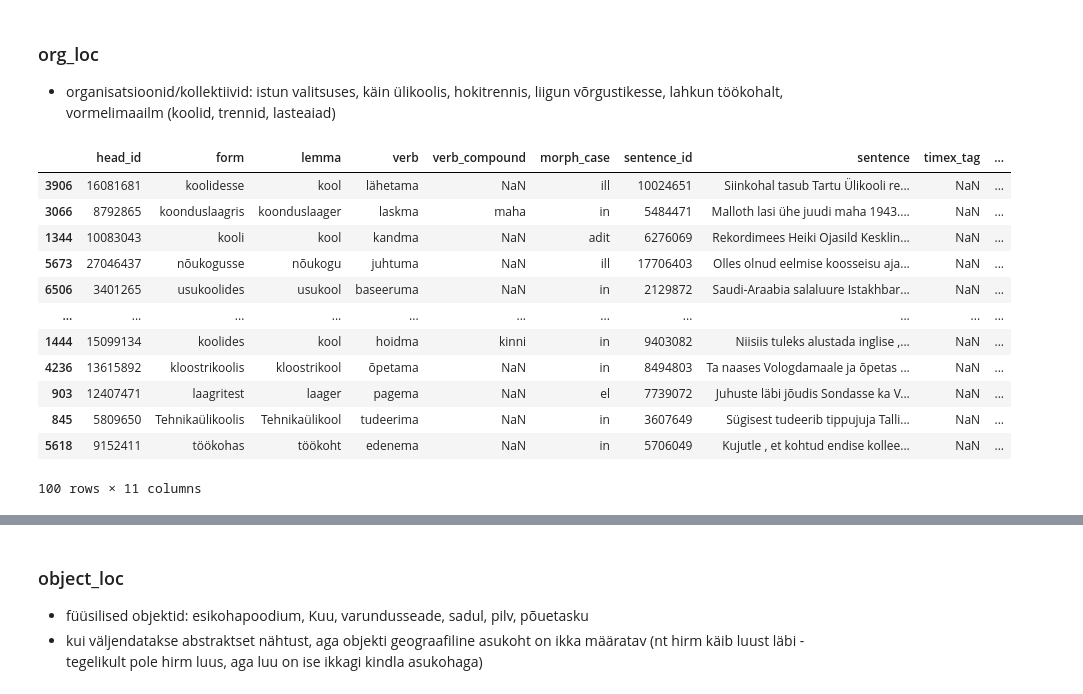
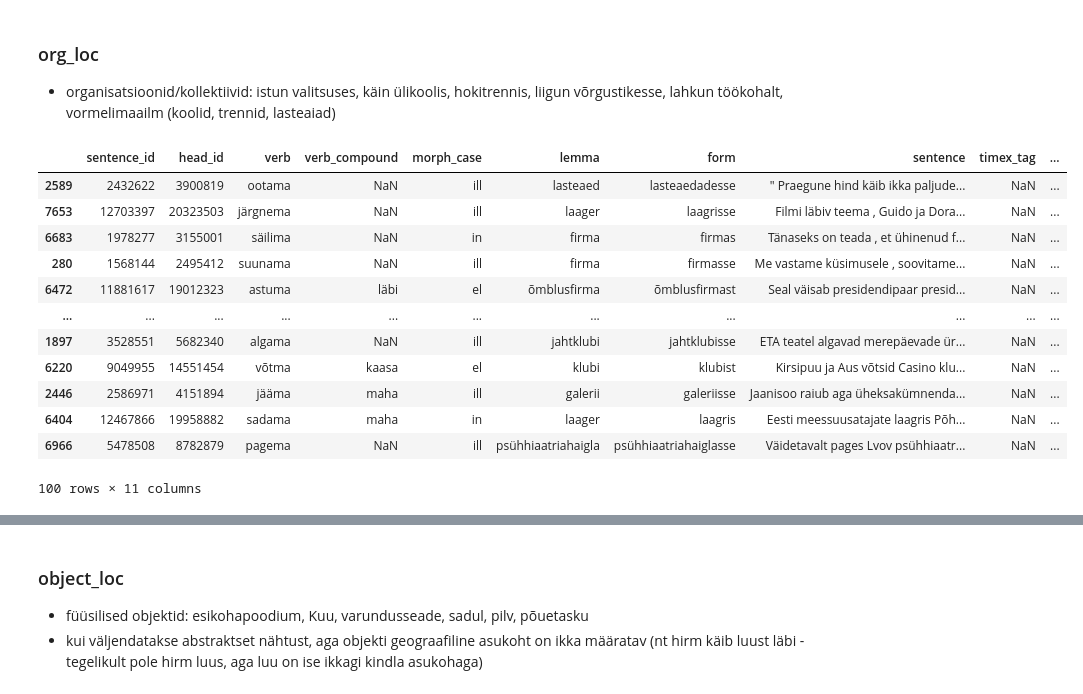
Before and after one commit to estnltk/syntax_experiments, a Jupyter notebook: verb_dependents/oblique_phrases/locative_adverbial/benchmarks/code/make_gpt_semantic_categories_benchmarks.ipynb, the cells around one changed output, grey strips where cells are left out. Cells and saved outputs as stored; diff of their text form; code cells hidden in the pictures.

```diff
--- a/verb_dependents/oblique_phrases/locative_adverbial/benchmarks/code/make_gpt_semantic_categories_benchmarks.ipynb
+++ b/verb_dependents/oblique_phrases/locative_adverbial/benchmarks/code/make_gpt_semantic_categories_benchmarks.ipynb
@@ -14,9 +14,9 @@ import csv
 pd.set_option('display.max_colwidth', None)
 # %%
 RESULTS_DIR = "../../../results/"
-DATA_FILE = "n80_examples_large_v1_gpt_v1_10K_b12_v1.csv"
+DATA_FILE = "n80_examples_large_v01_gpt_v01_10K_b12_v01.csv"
 BENCHMARK_DIR = "../semantic_categories/"
-DB_PATH = "........./drive_data/v33_koondkorpus_transaktsioonid_v04_2.db"
+DB_PATH = ".........../v33_koondkorpus_transaktsioonid_v04_2.db"
 # %% [markdown]
 * geo_loc: geograafilised kohad
 * object_loc: objektid, mis võivad olla kohad
@@ -27,9 +27,11 @@ DB_PATH = "........./drive_data/v33_koondkorpus_transaktsioonid_v04_2.db"
 # %% [markdown]
 ## Vastustega df
 # %%
-df = pd.read_csv(RESULTS_DIR+DATA_FILE, encoding="utf-8", sep="|")
+df = pd.read_csv(RESULTS_DIR+DATA_FILE, encoding="utf-8", sep=",")
 # %%
-saving_columns = ["head_id", "form", "lemma", "verb", "verb_compound", "morph_case", "sentence_id", "sentence", "timex_tag", "ekilex_tag", "ner_tag"]
+saving_columns = ["sentence_id", "head_id",
+                "verb", "verb_compound", "morph_case", "lemma", "form", "sentence",
+                "timex_tag", "ekilex_tag", "ner_tag"]
 # %%
 len(list(df["lemma"].unique()))
 # %% [output]
@@ -285,25 +251,31 @@ ev1.to_csv(BENCHMARK_DIR+"events/positive_set_01.csv", sep=",", encoding="utf-8"
 ### org_loc
 * organisatsioonid/kollektiivid: istun valitsuses, käin ülikoolis, hokitrennis, liigun võrgustikesse, lahkun töökohalt, vormelimaailm (koolid, trennid, lasteaiad)
 # %%
-searchfor = ["trenn", "laager", "valitsus", "töökoht", "kool", "liit", "nõukogu"]
+searchfor = ["trenn", "laager", "valitsus", "töökoht", "kool", "liit", "nõukogu",
+             "lasteaed", "klubi", "muuseum", "raamatukogu", "teater", "ühing", "ansambel",
+            "firma", "haigla", "galerii"]
+
 undes = ["koolkond", "koolimaja", "koolikoridor", "koolihoone", "koolihoov", "koolisöökla", "keskkooliaste", "otsa-kool", "ülikoolilinn", "valitsuskvartal", "monoliitsus", "poliitik", "eliit"]
 org1 = df[(df["lemma"].str.contains('|'.join(searchfor))) &  ~(df["lemma"].str.contains('|'.join(undes)))]
+org1 = org1.sample(frac=1)
+
+org1 = org1.drop_duplicates(subset="form")
+
 org1 = org1.iloc[:100]
-org1 = org1.sample(frac=1)
 org1 = org1[saving_columns]
 org1
 # %% [output]
-|  | head_id | form | lemma | verb | verb_compound | morph_case | sentence_id | sentence | timex_tag | ... |
-| 3906 | 16081681 | koolidesse | kool | lähetama | NaN | ill | 10024651 | Siinkohal tasub Tartu Ülikooli re... | NaN | ... |
-| 3066 | 8792865 | koonduslaagris | koonduslaager | laskma | maha | in | 5484471 | Malloth lasi ühe juudi maha 1943.... | NaN | ... |
-| 1344 | 10083043 | kooli | kool | kandma | NaN | adit | 6276069 | Rekordimees Heiki Ojasild Kesklin... | NaN | ... |
-| 5673 | 27046437 | nõukogusse | nõukogu | juhtuma | NaN | ill | 17706403 | Olles olnud eelmise koosseisu aja... | NaN | ... |
-| 6506 | 3401265 | usukoolides | usukool | baseeruma | NaN | in | 2129872 | Saudi-Araabia salaluure Istakhbar... | NaN | ... |
+|  | sentence_id | head_id | verb | verb_compound | morph_case | lemma | form | sentence | timex_tag | ... |
+| 2589 | 2432622 | 3900819 | ootama | NaN | ill | lasteaed | lasteaedadesse | " Praegune hind käib ikka paljude... | NaN | ... |
+| 7653 | 12703397 | 20323503 | järgnema | NaN | ill | laager | laagrisse | Filmi läbiv teema , Guido ja Dora... | NaN | ... |
+| 6683 | 1978277 | 3155001 | säilima | NaN | in | firma | firmas | Tänaseks on teada , et ühinenud f... | NaN | ... |
+| 280 | 1568144 | 2495412 | suunama | NaN | ill | firma | firmasse | Me vastame küsimusele , soovitame... | NaN | ... |
+| 6472 | 11881617 | 19012323 | astuma | läbi | el | õmblusfirma | õmblusfirmast | Seal väisab presidendipaar presid... | NaN | ... |
 | ... | ... | ... | ... | ... | ... | ... | ... | ... | ... | ... |
-| 1444 | 15099134 | koolides | kool | hoidma | kinni | in | 9403082 | Niisiis tuleks alustada inglise ,... | NaN | ... |
-| 4236 | 13615892 | kloostrikoolis | kloostrikool | õpetama | NaN | in | 8494803 | Ta naases Vologdamaale ja õpetas ... | NaN | ... |
-| 903 | 12407471 | laagritest | laager | pagema | NaN | el | 7739072 | Juhuste läbi jõudis Sondasse ka V... | NaN | ... |
-| 845 | 5809650 | Tehnikaülikoolis | Tehnikaülikool | tudeerima | NaN | in | 3607649 | Sügisest tudeerib tippujuja Talli... | NaN | ... |
-| 5618 | 9152411 | töökohas | töökoht | edenema | NaN | in | 5706049 | Kujutle , et kohtud endise kollee... | NaN | ... |
+| 1897 | 3528551 | 5682340 | algama | NaN | ill | jahtklubi | jahtklubisse | ETA teatel algavad merepäevade ür... | NaN | ... |
+| 6220 | 9049955 | 14551454 | võtma | kaasa | el | klubi | klubist | Kirsipuu ja Aus võtsid Casino klu... | NaN | ... |
+| 2446 | 2586971 | 4151894 | jääma | maha | ill | galerii | galeriisse | Jaanisoo raiub aga üheksakümnenda... | NaN | ... |
+| 6404 | 12467866 | 19958882 | sadama | maha | in | laager | laagris | Eesti meessuusatajate laagris Põh... | NaN | ... |
+| 6966 | 5478508 | 8782879 | pagema | NaN | ill | psühhiaatriahaigla | psühhiaatriahaiglasse | Väidetavalt pages Lvov psühhiaatr... | NaN | ... |
 100 rows × 11 columns
 # %%
```
Also changed, not shown: parts of 16 cells of this notebook, 10 other files.
